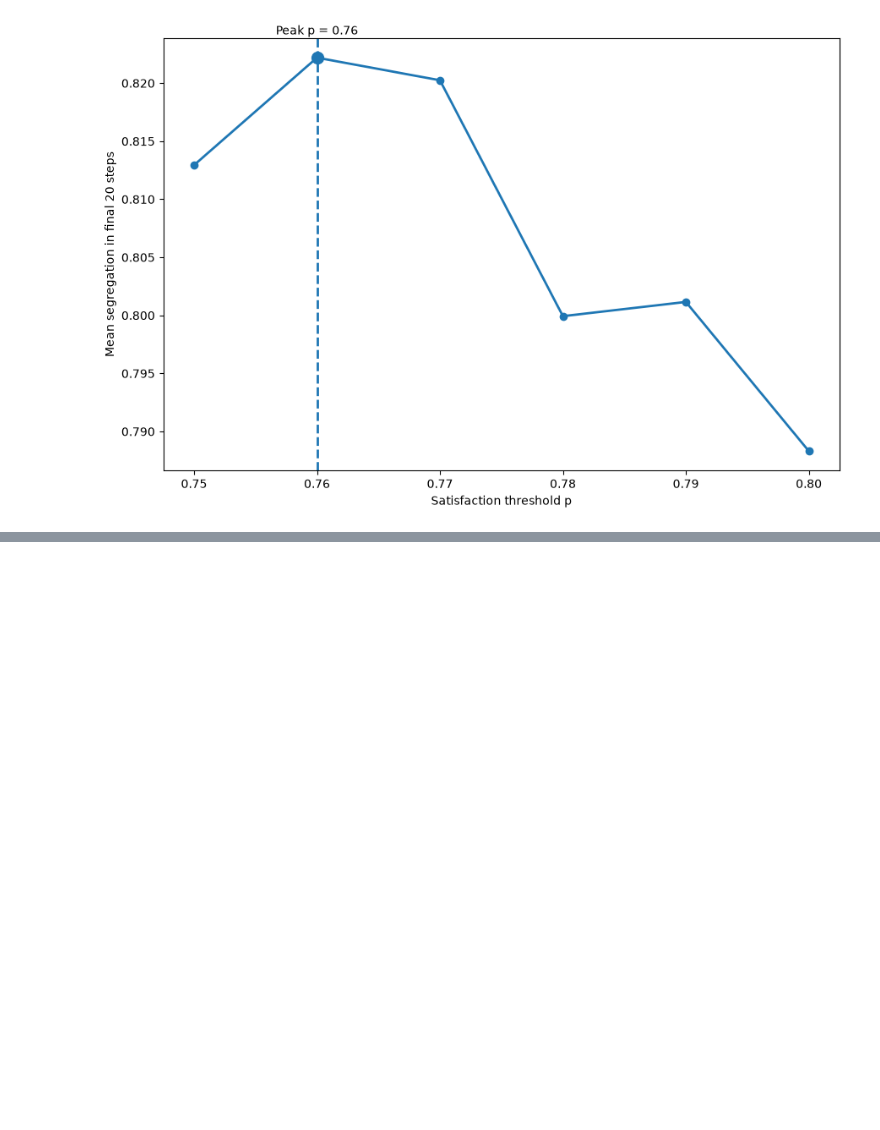
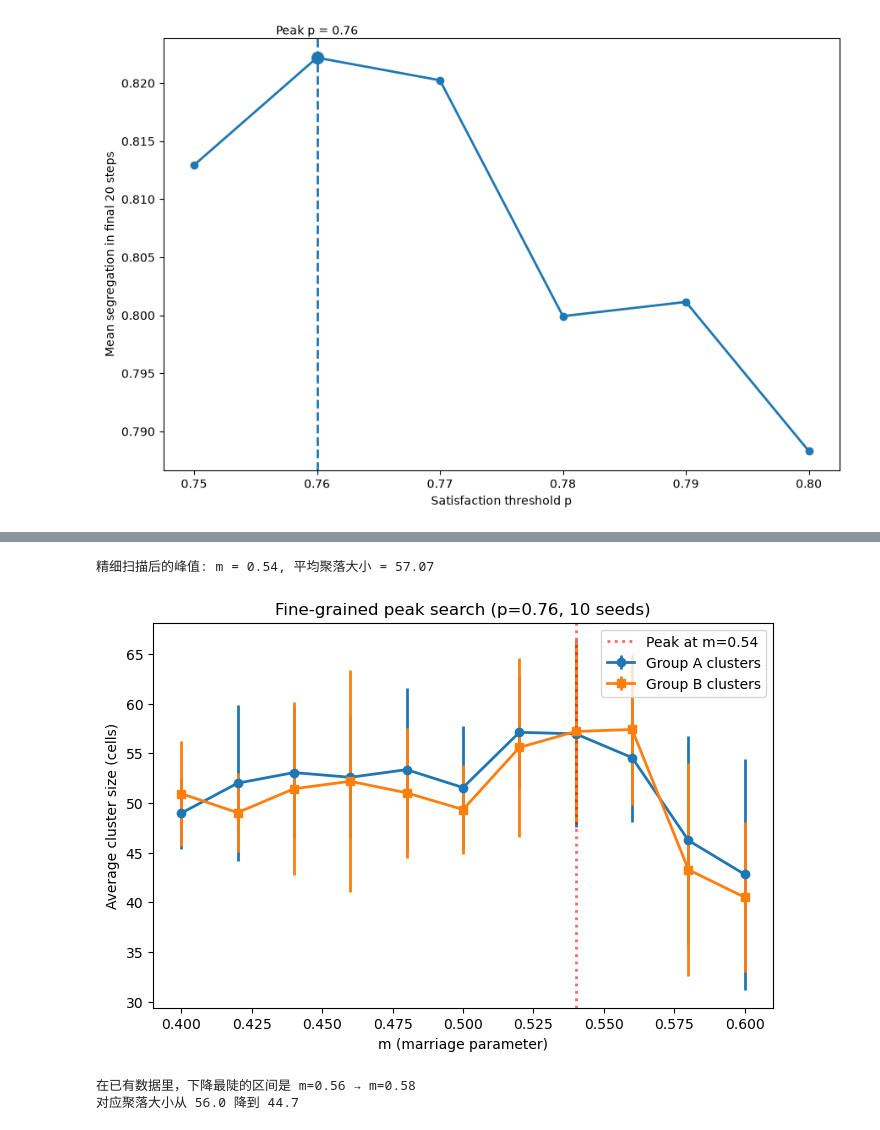
Before and after one commit to DONG-BO-Eric/CITS4403-Project, a Jupyter notebook: code/project.ipynb, the cells around one changed output, grey strips where cells are left out. Saved outputs shown, nothing was run; the diff lists cells and outputs as text; code cells hidden in the pictures; blank space fills up the shorter version.

```diff
--- a/code/project.ipynb
+++ b/code/project.ipynb
@@ -784,0 +877,52 @@ Maximum segregation = 0.8221945208440674
+# %%
+m_values_fine = np.round(np.arange(0.4, 0.61, 0.02), 2)  # 0.40, 0.42, 0.44, ..., 0.60，一共11个点
+p_fixed = 0.76
+n_steps = 150
+seeds = range(10)
+
+cluster_results_fine = {m: {'A': [], 'B': []} for m in m_values_fine}
+
+for m in m_values_fine:
+    for seed in seeds:
+        np.random.seed(seed)
+        grid = Schelling(n=100, p=p_fixed, m=m)
+        for _ in range(n_steps):
+            grid.step()
+        pure_a = (grid.array == 1) | (grid.array == 3)
+        pure_b = (grid.array == 2) | (grid.array == 4)
+        cluster_results_fine[m]['A'].append(average_cluster_size(pure_a))
+        cluster_results_fine[m]['B'].append(average_cluster_size(pure_b))
+
+means_a_fine = [np.mean(cluster_results_fine[m]['A']) for m in m_values_fine]
+means_b_fine = [np.mean(cluster_results_fine[m]['B']) for m in m_values_fine]
+stds_a_fine = [np.std(cluster_results_fine[m]['A']) for m in m_values_fine]
+stds_b_fine = [np.std(cluster_results_fine[m]['B']) for m in m_values_fine]
+
+avg_combined_fine = [(a + b) / 2 for a, b in zip(means_a_fine, means_b_fine)]
+peak_index_fine = np.argmax(avg_combined_fine)
+peak_m_fine = m_values_fine[peak_index_fine]
+print(f'精细扫描后的峰值: m = {peak_m_fine}, 平均聚落大小 = {avg_combined_fine[peak_index_fine]:.2f}')
+
+plt.figure(figsize=(8, 5))
+plt.errorbar(m_values_fine, means_a_fine, yerr=stds_a_fine, marker='o', label='Group A clusters')
+plt.errorbar(m_values_fine, means_b_fine, yerr=stds_b_fine, marker='s', label='Group B clusters')
+plt.axvline(peak_m_fine, color='red', linestyle=':', alpha=0.6, label=f'Peak at m={peak_m_fine}')
+plt.xlabel('m (marriage parameter)')
+plt.ylabel('Average cluster size (cells)')
+plt.title(f'Fine-grained peak search (p={p_fixed}, {len(seeds)} seeds)')
+plt.legend()
+plt.show()
+# %% [output]
+精细扫描后的峰值: m = 0.54, 平均聚落大小 = 57.07
+[figure, added]
+# %%
+avg_combined_fine = [(a + b) / 2 for a, b in zip(means_a_fine, means_b_fine)]
+diffs_fine = np.diff(avg_combined_fine)
+steepest_index_fine = np.argmin(diffs_fine)
+m_before = m_values_fine[steepest_index_fine]
+m_after = m_values_fine[steepest_index_fine + 1]
+print(f'在已有数据里，下降最陡的区间是 m={m_before} → m={m_after}')
+print(f'对应聚落大小从 {avg_combined_fine[steepest_index_fine]:.1f} 降到 {avg_combined_fine[steepest_index_fine + 1]:.1f}')
+# %% [output]
+在已有数据里，下降最陡的区间是 m=0.56 → m=0.58
+对应聚落大小从 56.0 降到 44.7
```
Also changed, not shown: parts of 14 cells of this notebook.
